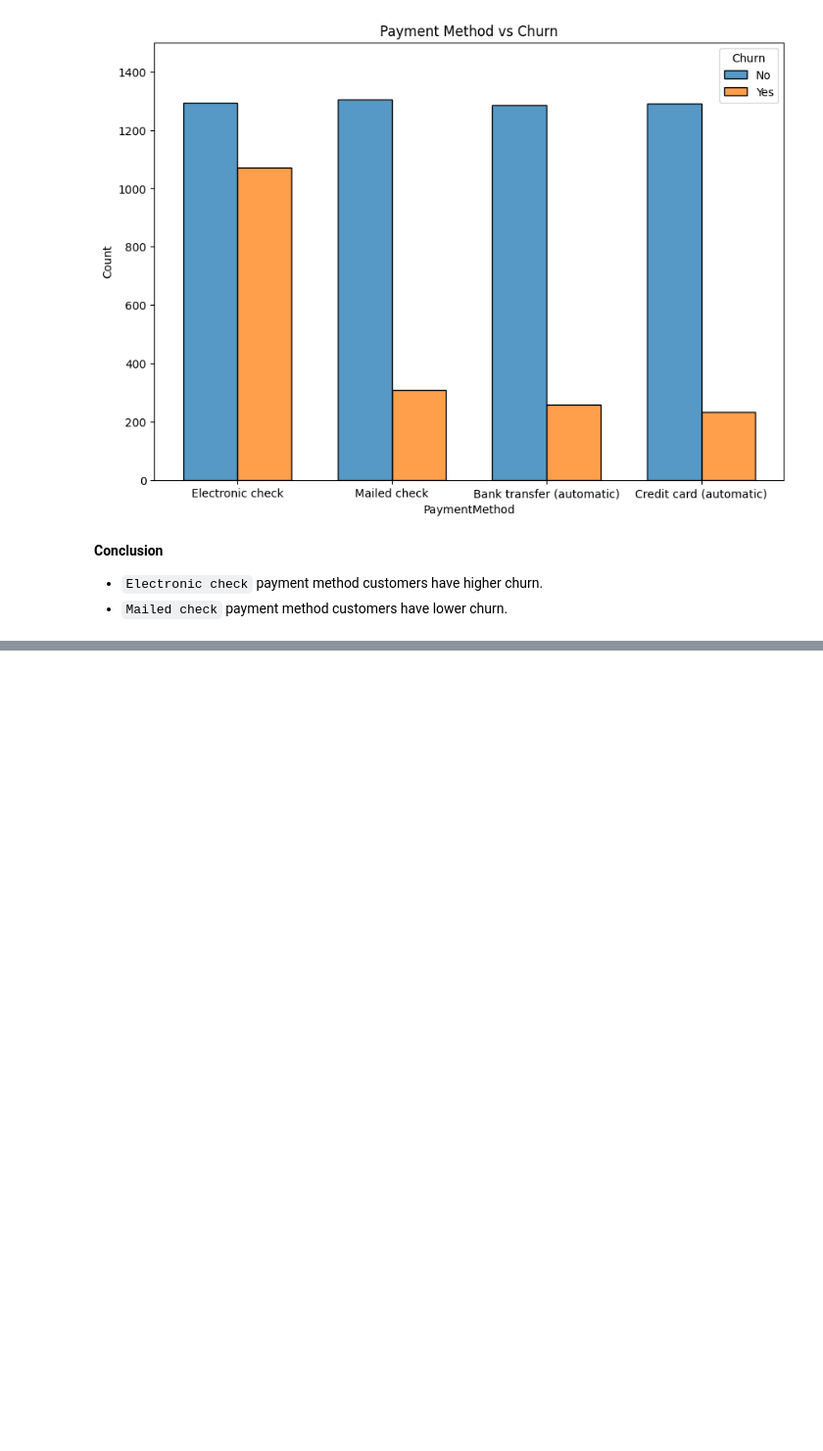
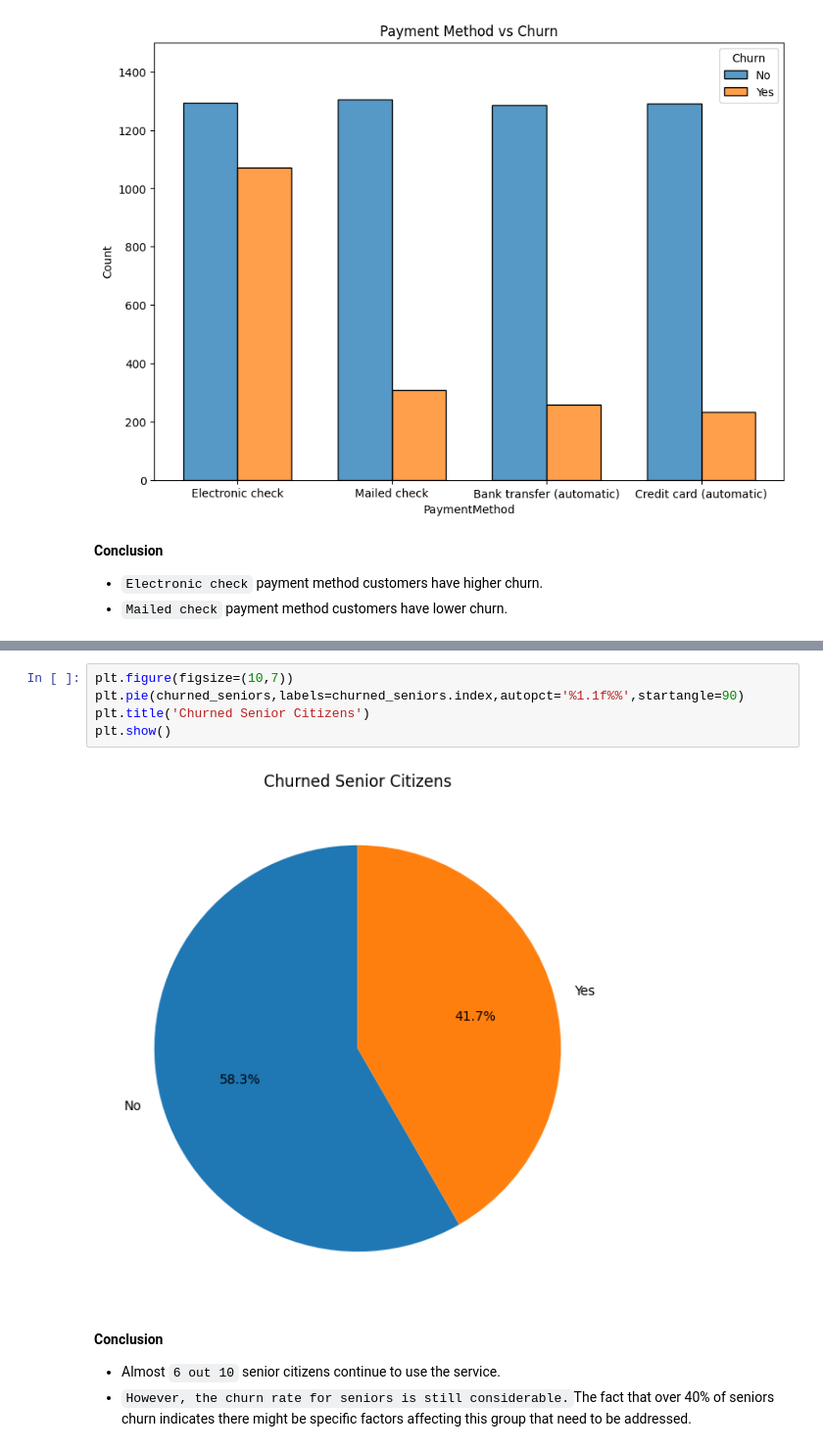
Before and after one commit to Tejeswar001/BootCamp-Jun-2024, a Jupyter notebook: Customer_churn_analysis_PROJECT_2.ipynb, the cells around one changed output, grey strips where cells are left out. Shown at 98% size. Drawn from its saved outputs; the diff is of its cells as text; blank space fills up the shorter version.

```diff
--- a/Customer_churn_analysis_PROJECT_2.ipynb
+++ b/Customer_churn_analysis_PROJECT_2.ipynb
@@ -299,0 +326,11 @@ plt.show()
+# %%
+plt.figure(figsize=(10,7))
+plt.pie(churned_seniors,labels=churned_seniors.index,autopct='%1.1f%%',startangle=90)
+plt.title('Churned Senior Citizens')
+plt.show()
+# %% [output]
+[figure, added]
+# %% [markdown]
+**Conclusion**
+- Almost `6 out 10` senior citizens continue to use the service.
+- `However, the churn rate for seniors is still considerable.`The fact that over 40% of seniors churn indicates there might be specific factors affecting this group that need to be addressed.
```
Also changed, not shown: parts of 5 cells of this notebook.
